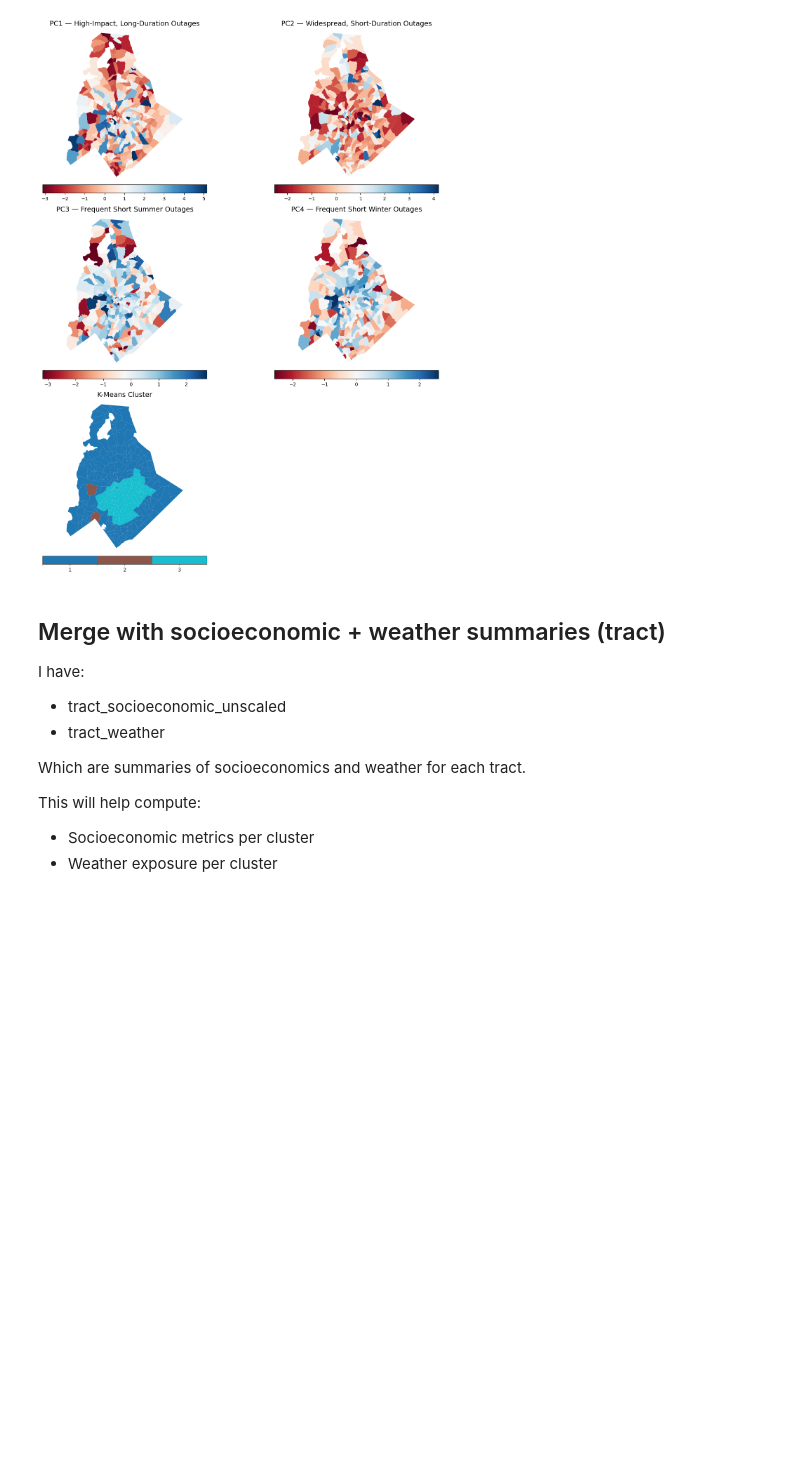
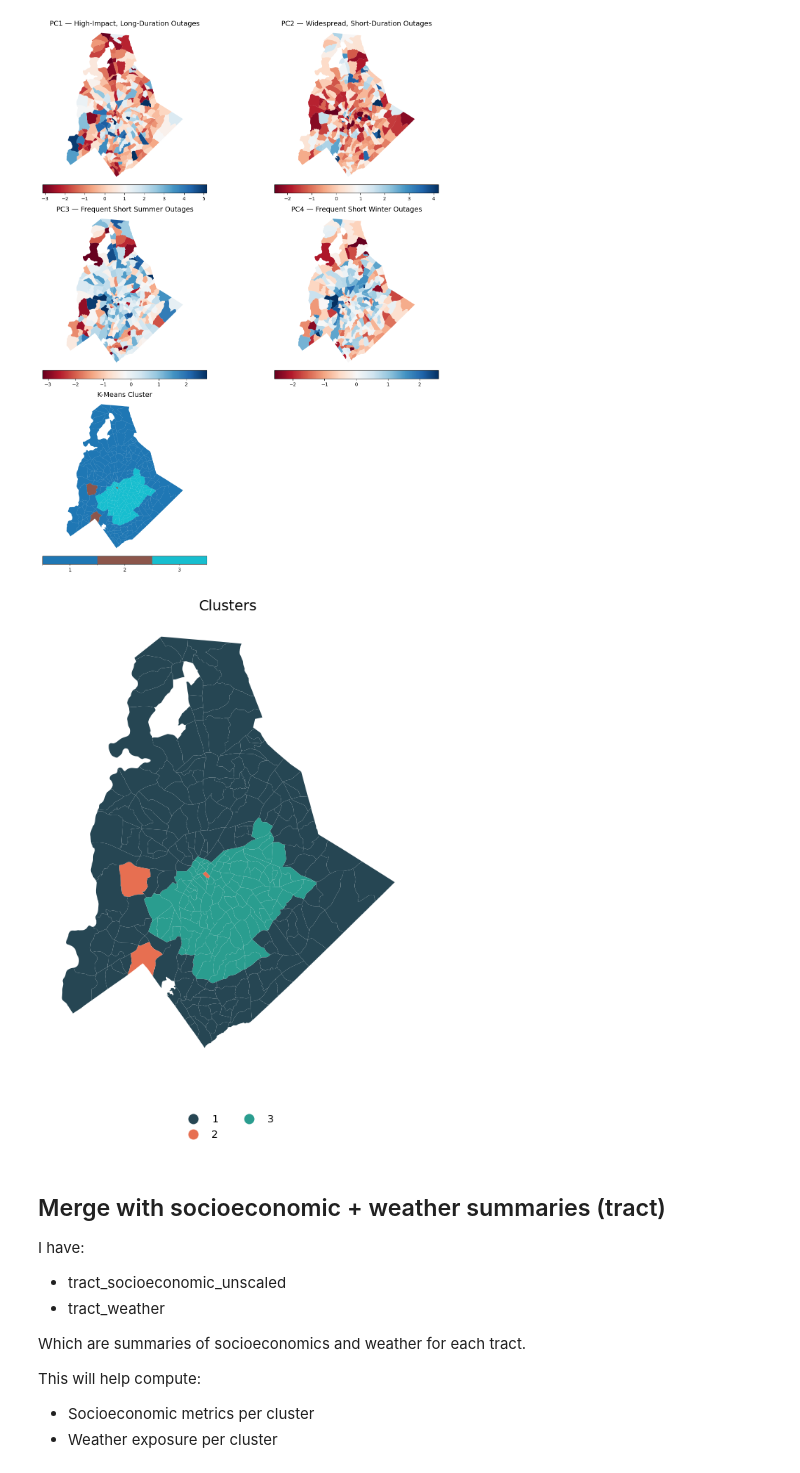
Before and after one commit to jessalynlc/MP, a Jupyter notebook: pca_outages_Charlotte.ipynb, the cells around one changed output. Saved outputs shown, nothing was run; the diff lists cells and outputs as text; code cells hidden in the pictures; blank space fills up the shorter version.

Commit message:
updating cluster images

```diff
--- a/pca_outages_Charlotte.ipynb
+++ b/pca_outages_Charlotte.ipynb
@@ -591,6 +591,47 @@ for var, title in zip(variables, titles):
     filename = f"charlotte_{var.lower()}_map.png"
     plt.savefig(os.path.join(save_path, filename), dpi=300, bbox_inches='tight')
     plt.close(fig)
+# %%
+import matplotlib.pyplot as plt
+from matplotlib.colors import ListedColormap
+
+# Pick your palette
+ward_cmap = ListedColormap(['#264653', '#e76f51', '#2a9d8f'])
+
+# Create figure
+fig, ax = plt.subplots(figsize=(8, 8))
+
+# Plot ward clusters
+gdf.plot(
+    column='cluster',
+    ax=ax,
+    categorical=True,
+    legend=True,
+    cmap=ward_cmap,
+    linewidth=0,
+    edgecolor='none',
+    legend_kwds={
+        "ncol": 2,
+        "loc": "upper center",
+        "bbox_to_anchor": (0.5, -0.08),
+        "frameon": False
+    }
+)
+
+# Styling
+ax.set_title('Clusters', fontsize=14)
+ax.set_axis_off()
+
+# Save
+plt.savefig(
+    "data_processed/outages_pca_results_Charlotte/cluster.png",
+    dpi=300,
+    bbox_inches='tight'
+)
+
+plt.show()
+# %% [output]
+[figure, added]
 # %% [markdown]
 ## Merge with socioeconomic + weather summaries (tract)
 
```
Also changed, not shown: 4 other files.
